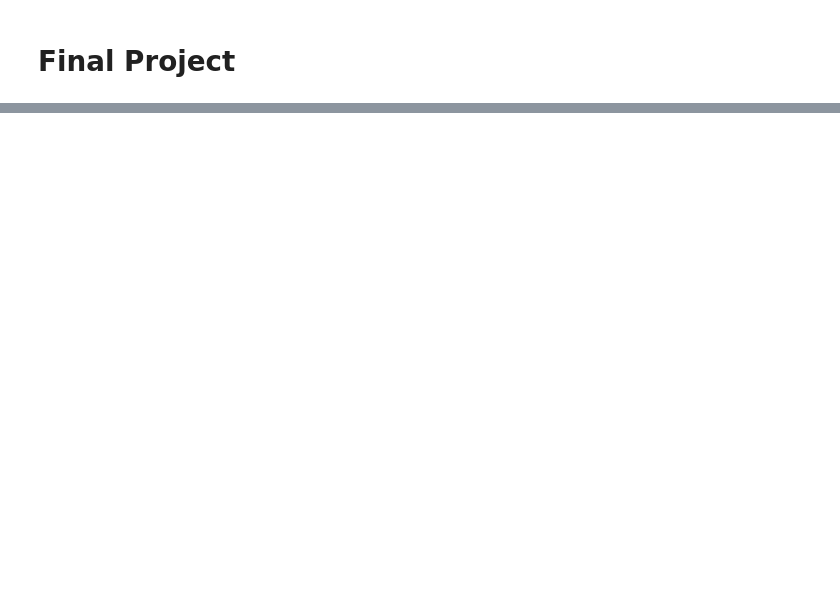
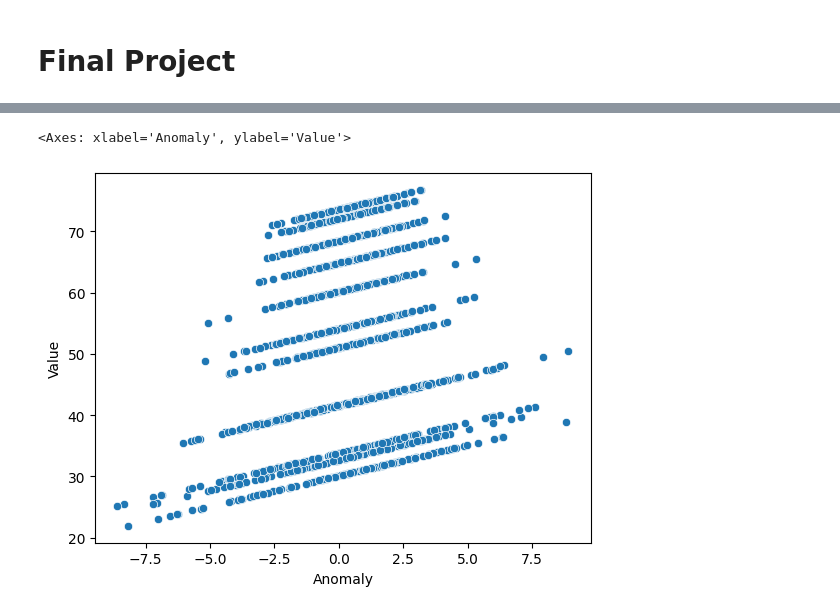
Before and after one commit to beaumartin25/cs5830_final_project, a Jupyter notebook: final_project.ipynb, the cells around one changed output, grey strips where cells are left out. Saved outputs shown, nothing was run; the diff lists cells and outputs as text; code cells hidden in the pictures; blank space fills up the shorter version.

Commit message:
Adding basic plots

```diff
--- a/final_project.ipynb
+++ b/final_project.ipynb
@@ -36,0 +6,4 @@ display(result)
+# %%
+temperatures = pd.read_csv("data/temperature.csv")
+temperatures['Date'] = pd.to_datetime(temperatures['Date'].astype(str), format='%Y%m') #.dt.to_period('M')
+display(temperatures)
@@ -36,0 +24,6 @@ display(result)
+# %%
+temp_scatter = sns.scatterplot(data = temperatures, x="Anomaly", y="Value")
+display(temp_scatter)
+# %% [output]
+<Axes: xlabel='Anomaly', ylabel='Value'>
+[figure, added]
```
Also changed, not shown: parts of 16 cells of this notebook, 1 other file.
